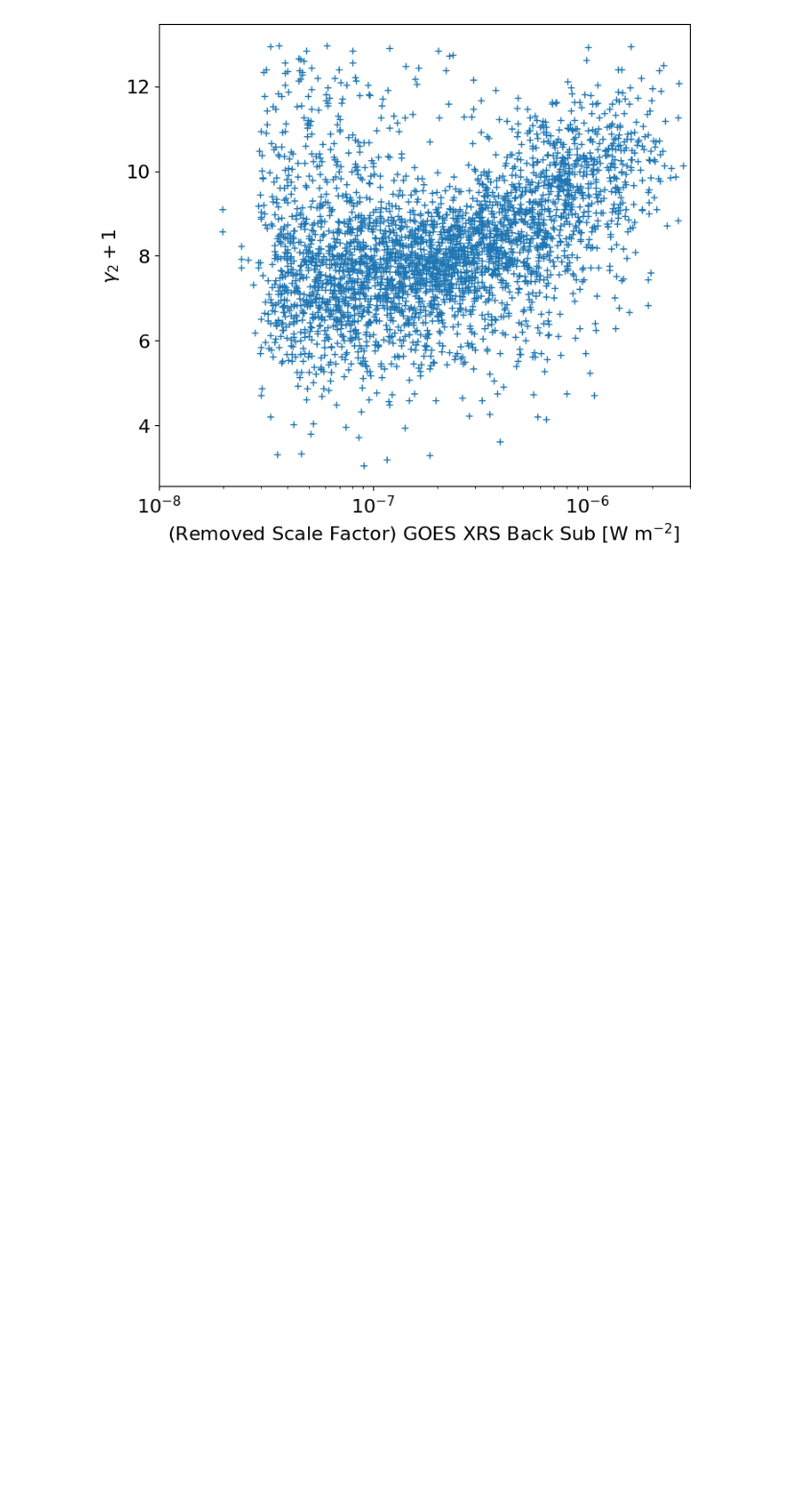
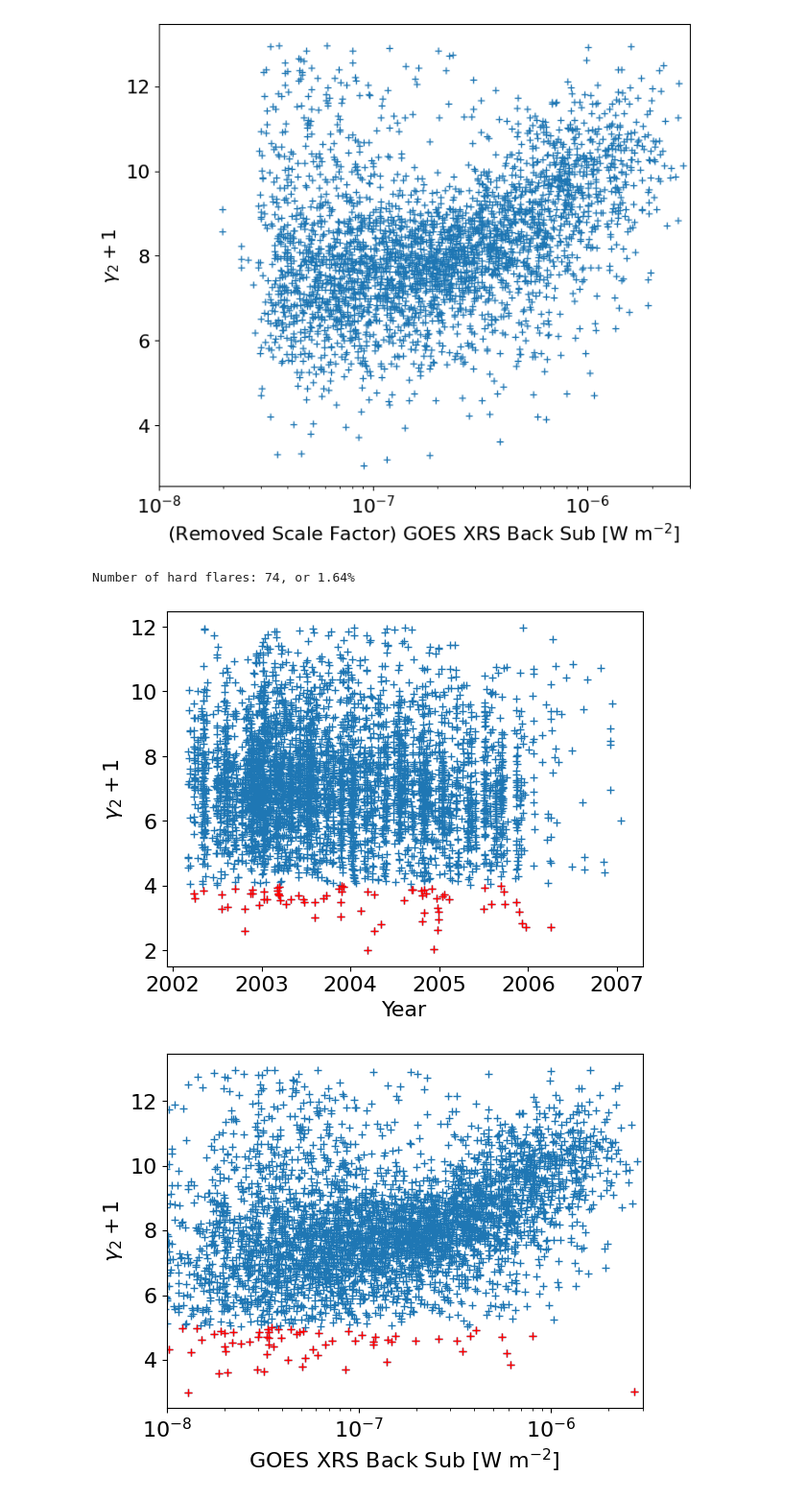
Before and after one commit to ianan/wee_2008, a Jupyter notebook: rhessi_weeflares_results_v2.ipynb, the cells around one changed output. Shown at 96% size. Cells and saved outputs as stored; diff of their text form; code cells hidden in the pictures; blank space fills up the shorter version.

```diff
--- a/rhessi_weeflares_results_v2.ipynb
+++ b/rhessi_weeflares_results_v2.ipynb
@@ -172,3 +177,26 @@ plt.ylabel(r'$\gamma_2 +1$')
 plt.show()
 # %% [output]
 [figure]
+# %%
+ids=idgdnn#idgsgdnn
+hardflares=np.where(g2[ids] < 4)
+print(f'Number of hard flares: {len(hardflares[0])}, or {100*len(hardflares[0])/ids.size:.2f}%')
+dypktim=np.array(dypktim)
+plt.ylabel(r'$\gamma_2 +1$')
+plt.xlabel("Year")
+plt.plot(dypktim[ids],g2[ids],'+')
+plt.plot(dypktim[ids[hardflares]],g2[ids[hardflares]],'+',color='red')
+plt.show()
+
+# fig,ax=plt.subplots(figsize=(8,7))
+plt.plot(gfbs[ids]/0.7,g2[ids]+1,'+')
+plt.plot(gfbs[ids[hardflares]]/0.7,g2[ids[hardflares]]+1,'+',color='red')
+plt.xscale('log')
+plt.xlim([1e-8,3e-6])
+plt.xlabel('GOES XRS Back Sub [W m$^{-2}$]')
+plt.ylabel(r'$\gamma_2 +1$')
+plt.show()
+# %% [output]
+Number of hard flares: 74, or 1.64%
+[figure, added]
+[figure, added]
```
Also changed, not shown: parts of 1 cell of this notebook.
